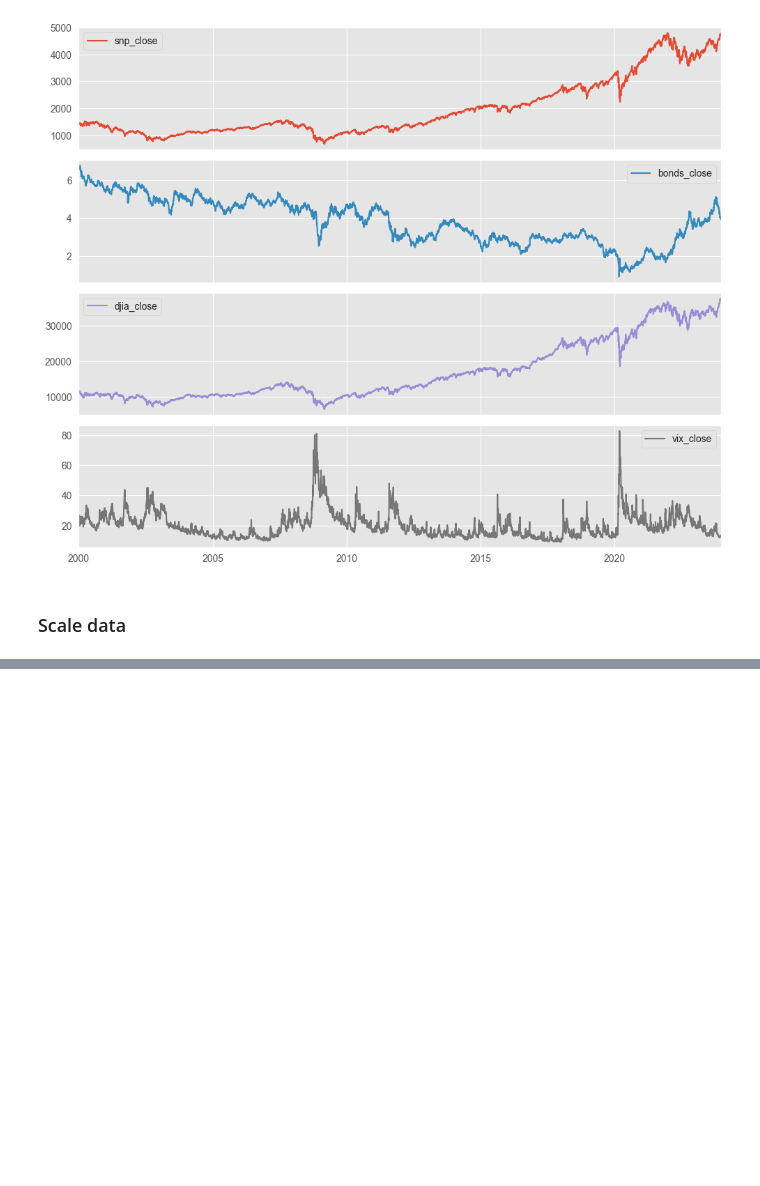
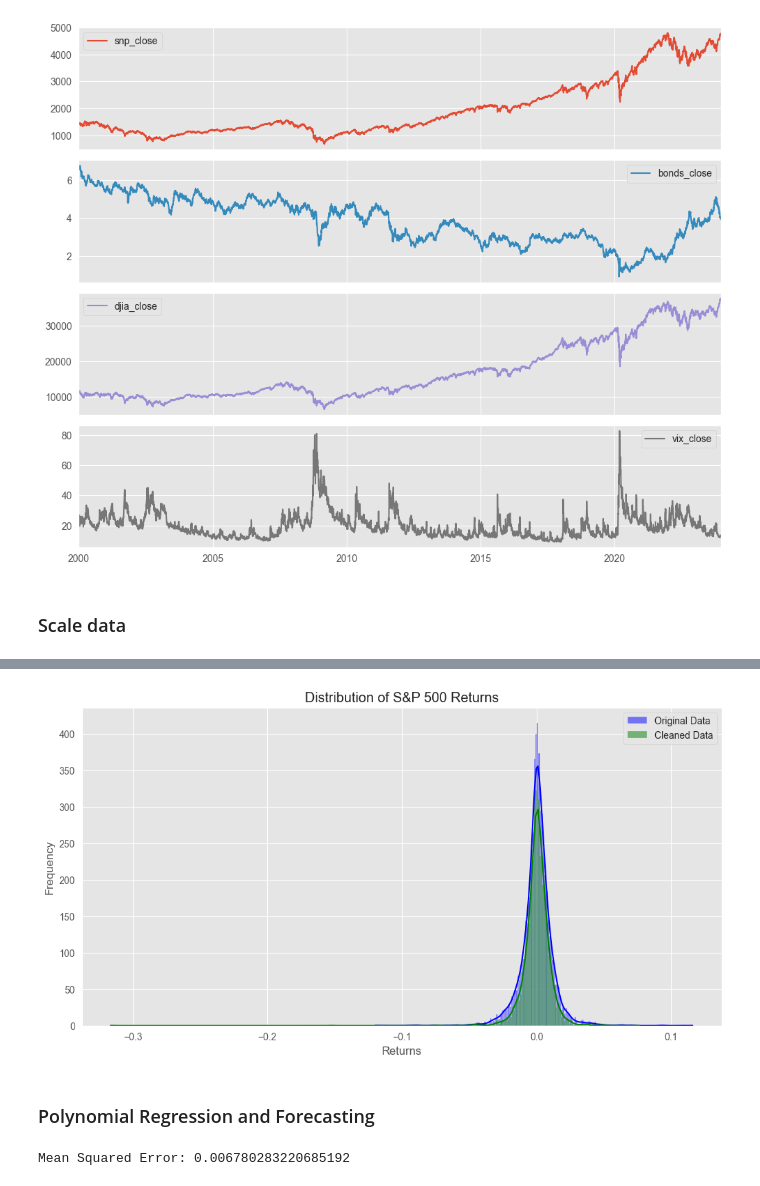
Before and after one commit to eddienubes/datascience-for-ek, a Jupyter notebook: project2/analysis.ipynb, the cells around one changed output, grey strips where cells are left out. Saved outputs shown, nothing was run; the diff lists cells and outputs as text; code cells hidden in the pictures; blank space fills up the shorter version.

```diff
--- a/project2/analysis.ipynb
+++ b/project2/analysis.ipynb
@@ -94,0 +147,17 @@ cleaned_data = scaled_data[scaled_data['anomaly'] == 0].drop(columns=['anomaly']
+# %%
+plt.figure(figsize=(12, 6))
+
+original_returns = merged_data_comparison['snp_close'].pct_change().dropna()
+cleaned_returns = clean_scaled_data['snp_close'].pct_change().dropna()
+
+sns.histplot(original_returns, color='blue', label='Original Data', kde=True)
+sns.histplot(cleaned_returns, color='green', label='Cleaned Data', kde=True)
+plt.title('Distribution of S&P 500 Returns')
+plt.xlabel('Returns')
+plt.ylabel('Frequency')
+plt.legend()
+plt.show()
+# %% [output]
+[figure, added]
+# %% [markdown]
+### Polynomial Regression and Forecasting
@@ -94,0 +177,5 @@ cleaned_data = scaled_data[scaled_data['anomaly'] == 0].drop(columns=['anomaly']
+# %%
+mse = mean_squared_error(y, y_pred)
+print('Mean Squared Error:', mse)
+# %% [output]
+Mean Squared Error: 0.006780283220685192
```
Also changed, not shown: parts of 16 cells of this notebook, 1 other file.
